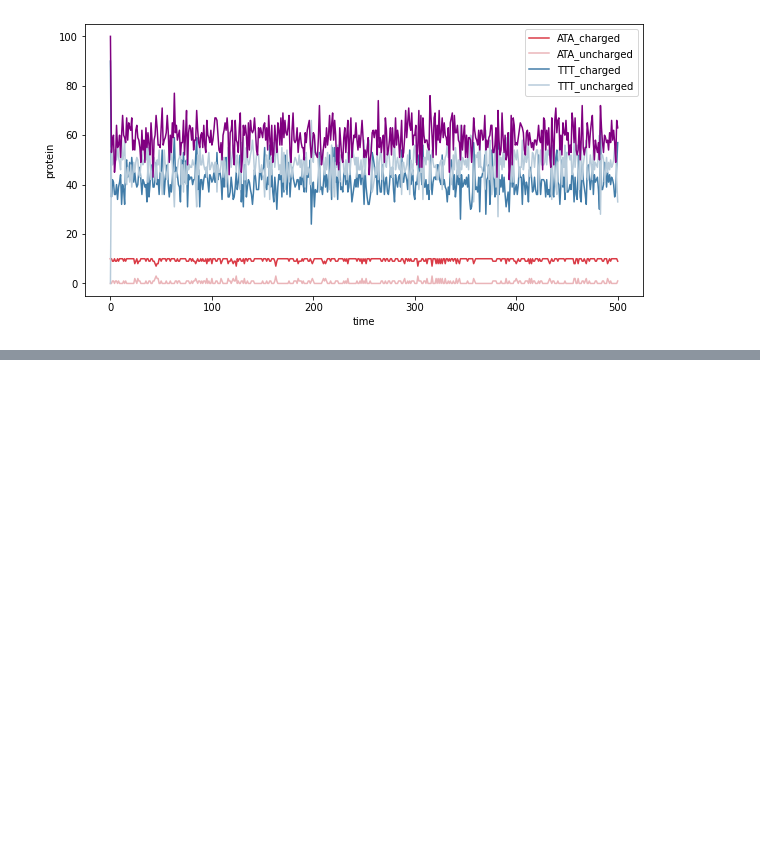
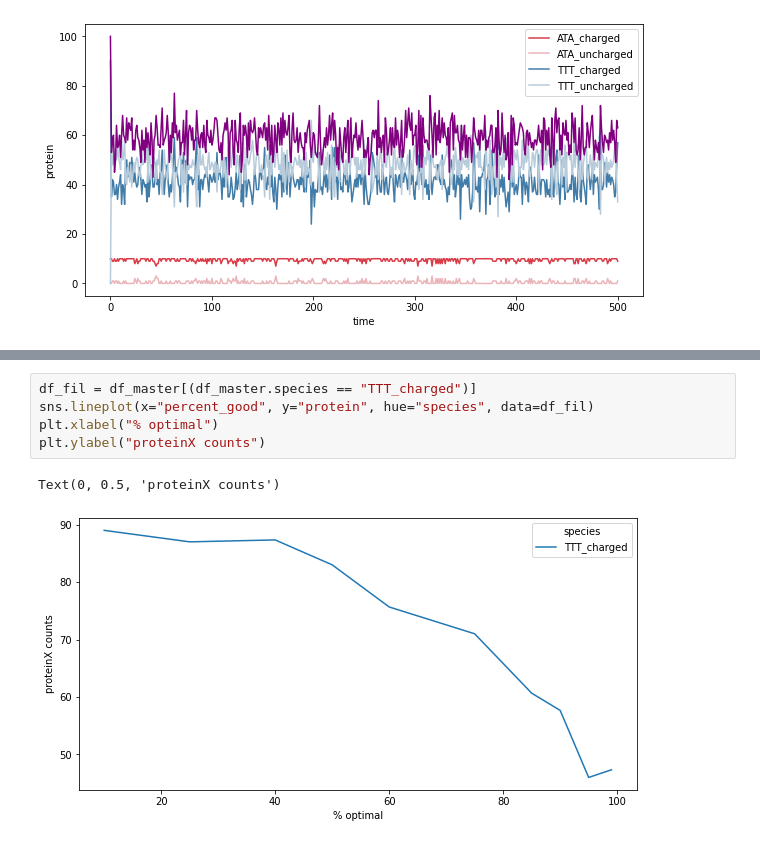
Before and after one commit to alexismhill3/tRNA-dynamics, a Jupyter notebook: analysis/two_codon.ipynb, the cells around one changed output, grey strips where cells are left out. Drawn from its saved outputs; the diff is of its cells as text; blank space fills up the shorter version.

```diff
--- a/analysis/two_codon.ipynb
+++ b/analysis/two_codon.ipynb
@@ -131,0 +143,8 @@ sns.lineplot(x="percent_good", y="protein", data=df_fil)
+# %%
+df_fil = df_master[(df_master.species == "TTT_charged")]
+sns.lineplot(x="percent_good", y="protein", hue="species", data=df_fil)
+plt.xlabel("% optimal")
+plt.ylabel("proteinX counts")
+# %% [output]
+Text(0, 0.5, 'proteinX counts')
+[figure, added]
```
Also changed, not shown: parts of 7 cells of this notebook, 6 other files.
